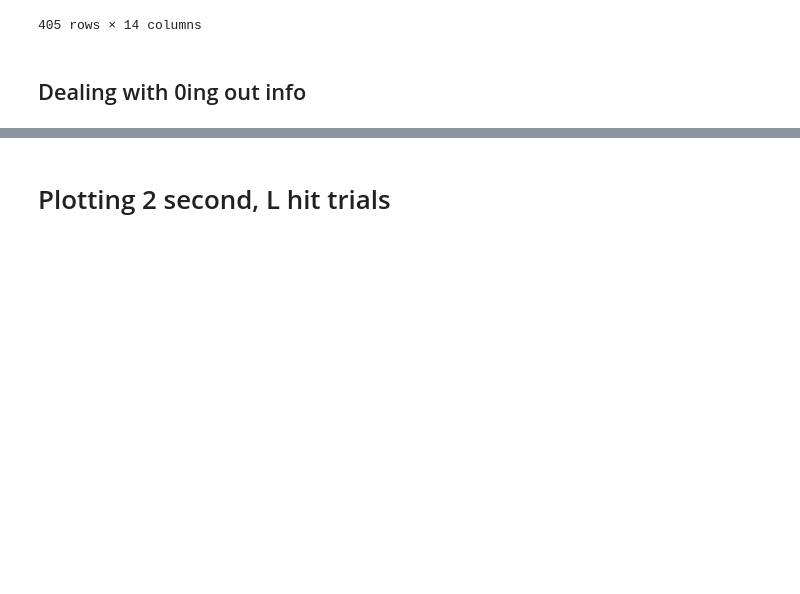
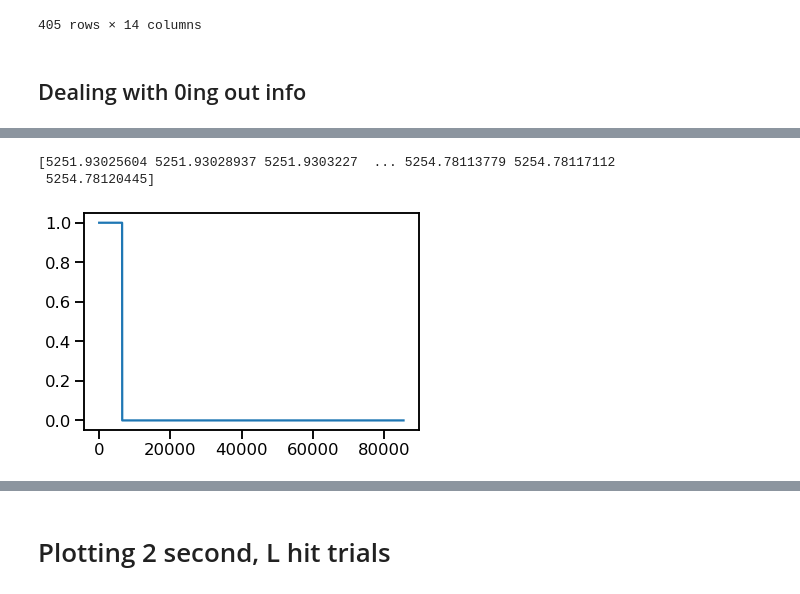
Before and after one commit to Brody-Lab/jbreda_PWM_mPFC_analysis, a Jupyter notebook: data_sdc_20190902_145404_exploratory_analysis.ipynb, the cells around one changed output, grey strips where cells are left out. Drawn from its saved outputs; the diff is of its cells as text; code cells hidden in the pictures; blank space fills up the shorter version.

```diff
--- a/data_sdc_20190902_145404_exploratory_analysis.ipynb
+++ b/data_sdc_20190902_145404_exploratory_analysis.ipynb
@@ -202,2 +253,9 @@ for i in range(len(s)):
+# %%
+plt.plot(mask_test[1][idx_s:idx_e])
+print(mask_beh_s[idx_s:idx_e])
+# %% [output]
+[5251.93025604 5251.93028937 5251.9303227  ... 5254.78113779 5254.78117112
+ 5254.78120445]
+[figure, added]
 # %%
 plt.hist(cut_samples)
```
Also changed, not shown: parts of 26 cells of this notebook, 3 other files.
